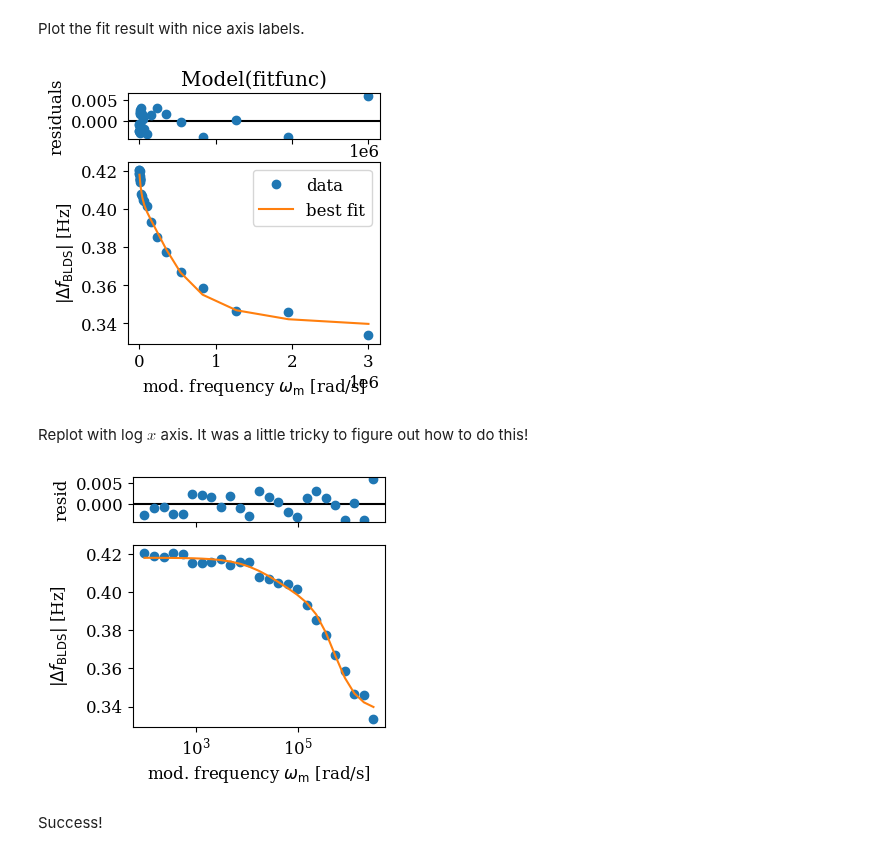
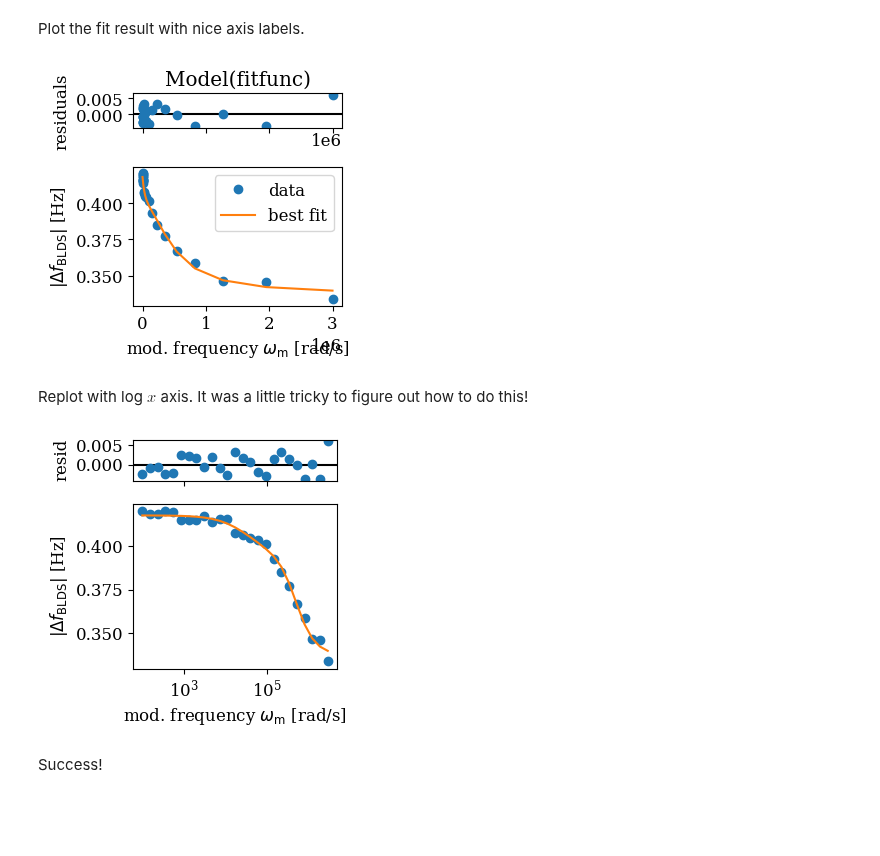
Before and after one commit to Marohn-Group/dissipationtheory, a Jupyter notebook: development/dissipation-theory--Study-17.ipynb, the cells around one changed output. Saved outputs shown, nothing was run; the diff lists cells and outputs as text; code cells hidden in the pictures; blank space fills up the shorter version.

```diff
--- a/development/dissipation-theory--Study-17.ipynb
+++ b/development/dissipation-theory--Study-17.ipynb
@@ -218,7 +248,7 @@ sample_jit = SampleModel1Jit(
 # %% [markdown]
 Make an array of possible charge densities.
 # %%
-def plotall(calculated, x_data, y_data, sample_jit):
+def plotall(calculated, x_data, y_data, sample_jit, FIG, save=False):
 
     plt.semilogx(x_data, y_data, 'ko', label='data')
 
@@ -235,4 +265,11 @@ def plotall(calculated, x_data, y_data, sample_jit):
     plt.legend(title='$\\rho$ [1/m$^3$], $\\mu$ [m$^2$/Vs]', title_fontsize=9, fontsize=8, loc=(1.04, 0))
     plt.ylabel('|$\Delta f_{\mathrm{BLDS}}$| [Hz]')
     plt.xlabel('mod. frequency $\omega_{\mathrm{m}}$ [rad/s]')
+    plt.tight_layout()
+    if save:
+        savename = THIS + "Fig-{:02d}".format(FIG)
+        plt.savefig(savename + '.pdf')
+        plt.savefig(savename + '.png', dpi=300)
+        FIG = FIG + 1
     plt.show()
+    return FIG
@@ -256,7 +297,7 @@ for mu_ in mu:
 sample_jit.mu = mu_original
 sample_jit.rho = rho_original
 # %%
-plotall(calculated, x, abs(y1), sample_jit)
+FIG=plotall(calculated, x, abs(y1), sample_jit, FIG, save=True)
 # %% [output]
 [figure]
 # %% [markdown]
@@ -302,5 +343,14 @@ y_calc = fitfunc(x_fit, 235, 0.4, 20)
 
 plt.semilogx(x_fit, y_fit, 'ko')
 plt.semilogx(x_fit, y_calc, '-')
+plt.ylabel('|$\Delta f_{\mathrm{BLDS}}$| [Hz]')
+plt.xlabel('mod. frequency $\omega_{\mathrm{m}}$ [rad/s]')
+plt.tight_layout()
+
+savename = THIS + "Fig-{:02d}".format(FIG)
+plt.savefig(savename + '.pdf')
+plt.savefig(savename + '.png', dpi=300)
+FIG = FIG + 1
+
 plt.show()
 # %% [output]
@@ -349,21 +399,35 @@ p = result.plot(
     xlabel='mod. frequency $\omega_{\mathrm{m}}$ [rad/s]',
     ylabel='|$\Delta f_{\mathrm{BLDS}}$| [Hz]',
     title='')
+
+p.tight_layout()
+
+savename = THIS + "Fig-{:02d}".format(FIG)
+p.savefig(savename + '.pdf')
+p.savefig(savename + '.png', dpi=300)
+FIG = FIG + 1
 # %% [output]
-[figure, old version]
+[figure, new version]
 # %% [markdown]
 Replot with log $x$ axis.  It was a little tricky to figure out how to do this!
 # %%
 ax = p.get_axes()
 ax[0].set_title('')
 ax[0].set_xscale('log')
 ax[0].set_ylabel('resid')
 ax[1].set_xscale('log')
 ax[1].get_legend().remove()
 p.align_ylabels()
+p.tight_layout()
+
+savename = THIS + "Fig-{:02d}".format(FIG)
+p.savefig(savename + '.pdf')
+p.savefig(savename + '.png', dpi=300)
+FIG = FIG + 1
+
 p
 # %% [output]
-[figure, old version]
+[figure, new version]
 # %% [markdown]
 Success!
 # %% [markdown]
```
Also changed, not shown: parts of 23 cells of this notebook, 30 other files.
